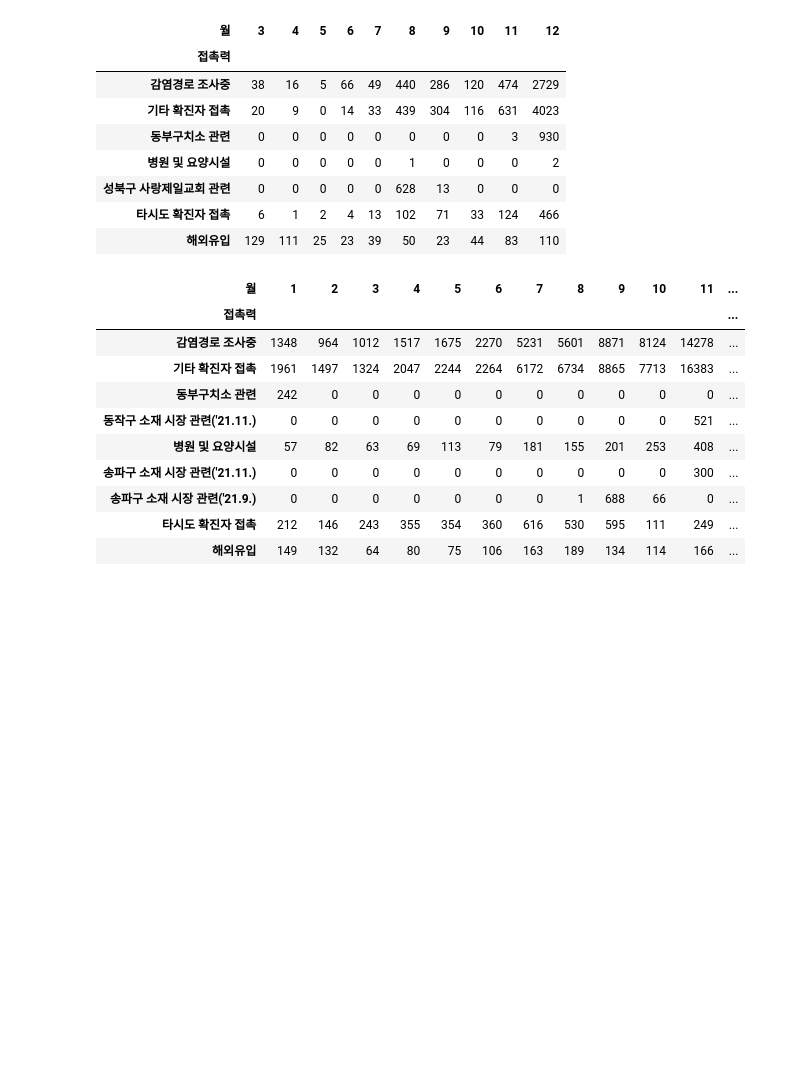
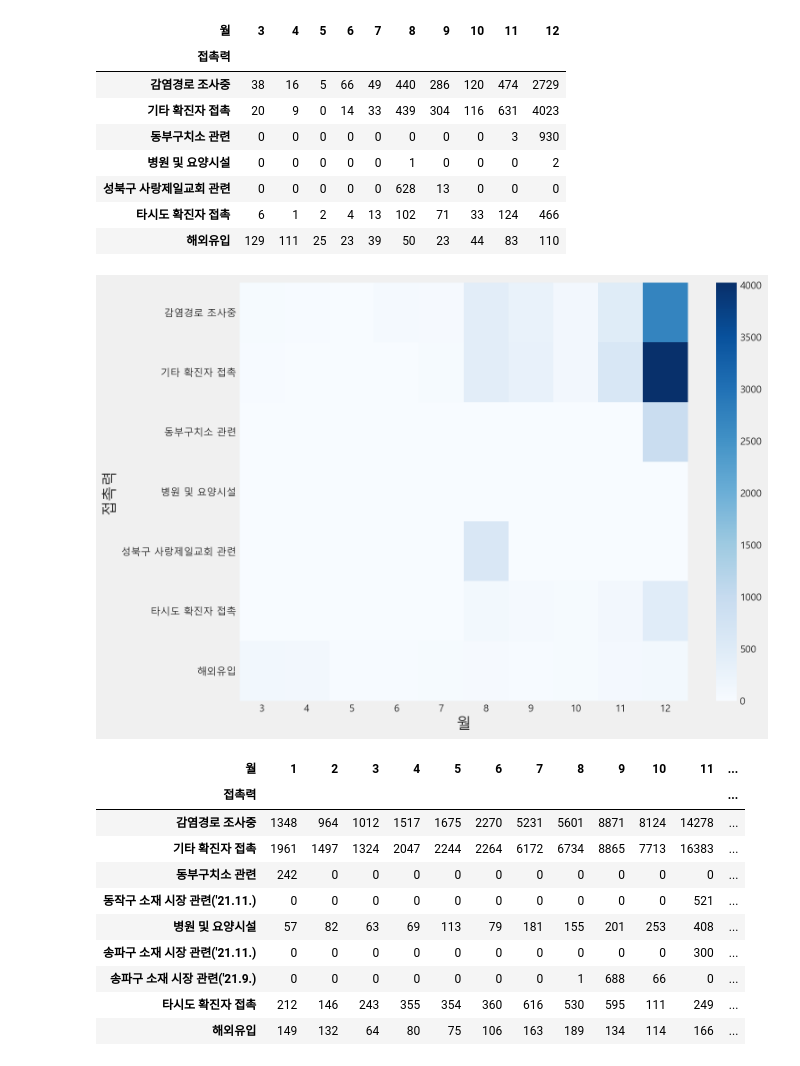
Before and after one commit to hwaneest/DataCamp_Donates_2021, a Jupyter notebook: MJ/DSF_Team_Project/Covid EDA.ipynb, the cells around one changed output. Drawn from its saved outputs; the diff is of its cells as text; code cells hidden in the pictures; blank space fills up the shorter version.

```diff
--- a/MJ/DSF_Team_Project/Covid EDA.ipynb
+++ b/MJ/DSF_Team_Project/Covid EDA.ipynb
@@ -149,6 +149,13 @@ top_group_2020.style.background_gradient(cmap="Blues")
 | 성북구 사랑제일교회 관련 | 0 | 0 | 0 | 0 | 0 | 628 | 13 | 0 | 0 | 0 |
 | 타시도 확진자 접촉 | 6 | 1 | 2 | 4 | 13 | 102 | 71 | 33 | 124 | 466 |
 | 해외유입 | 129 | 111 | 25 | 23 | 39 | 50 | 23 | 44 | 83 | 110 |
+# %%
+fig = plt.figure(figsize = (10,8))
+
+sns.heatmap(top_group_2020,cmap =  "Blues")
+plt.show()
+# %% [output]
+[figure, added]
 # %%
 # 2021년 기준
 top_group_2021 = top_group[top_group["년"]==2021].groupby(["접촉력", "월"])["연번"].count().unstack().fillna(0).astype(int)
```
Also changed, not shown: parts of 7 cells of this notebook.
